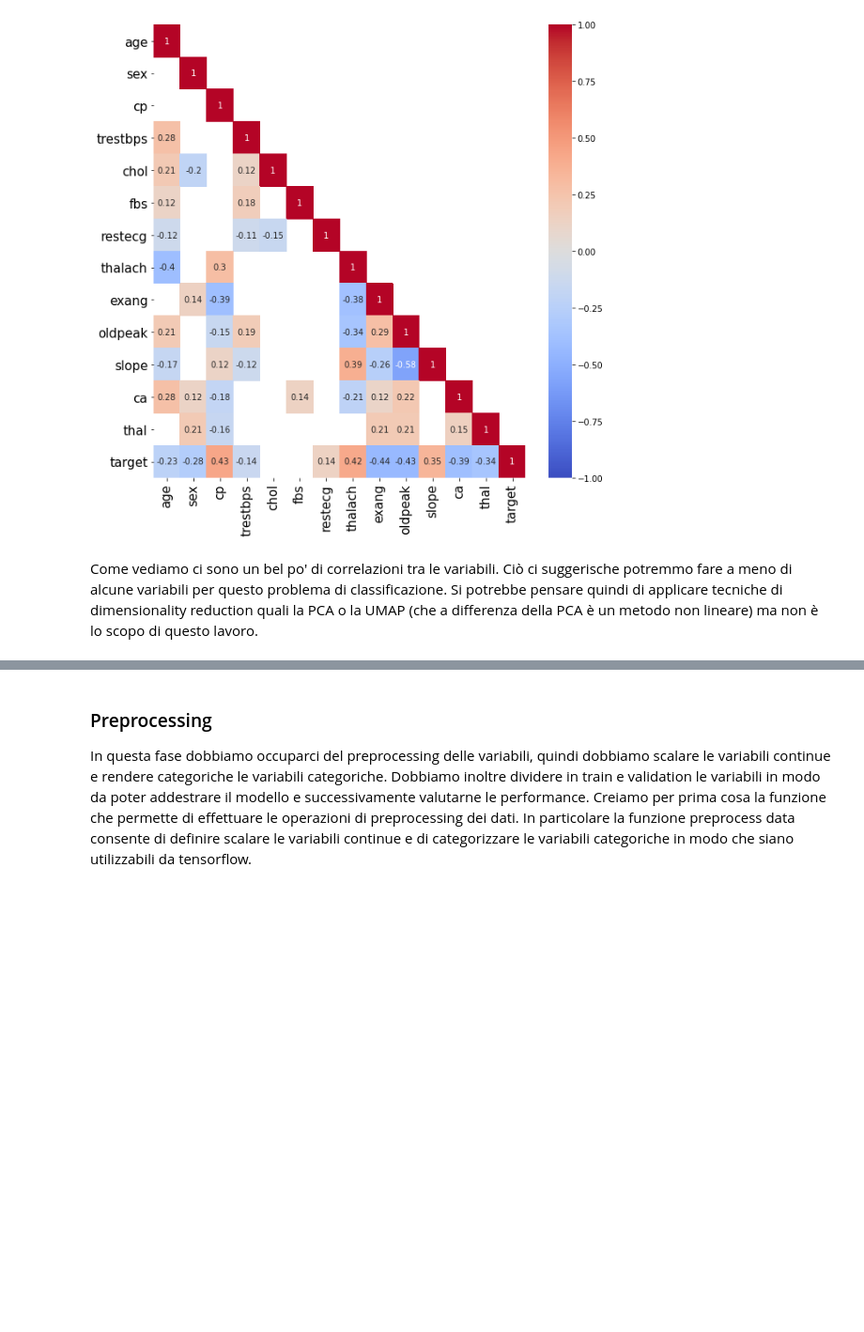
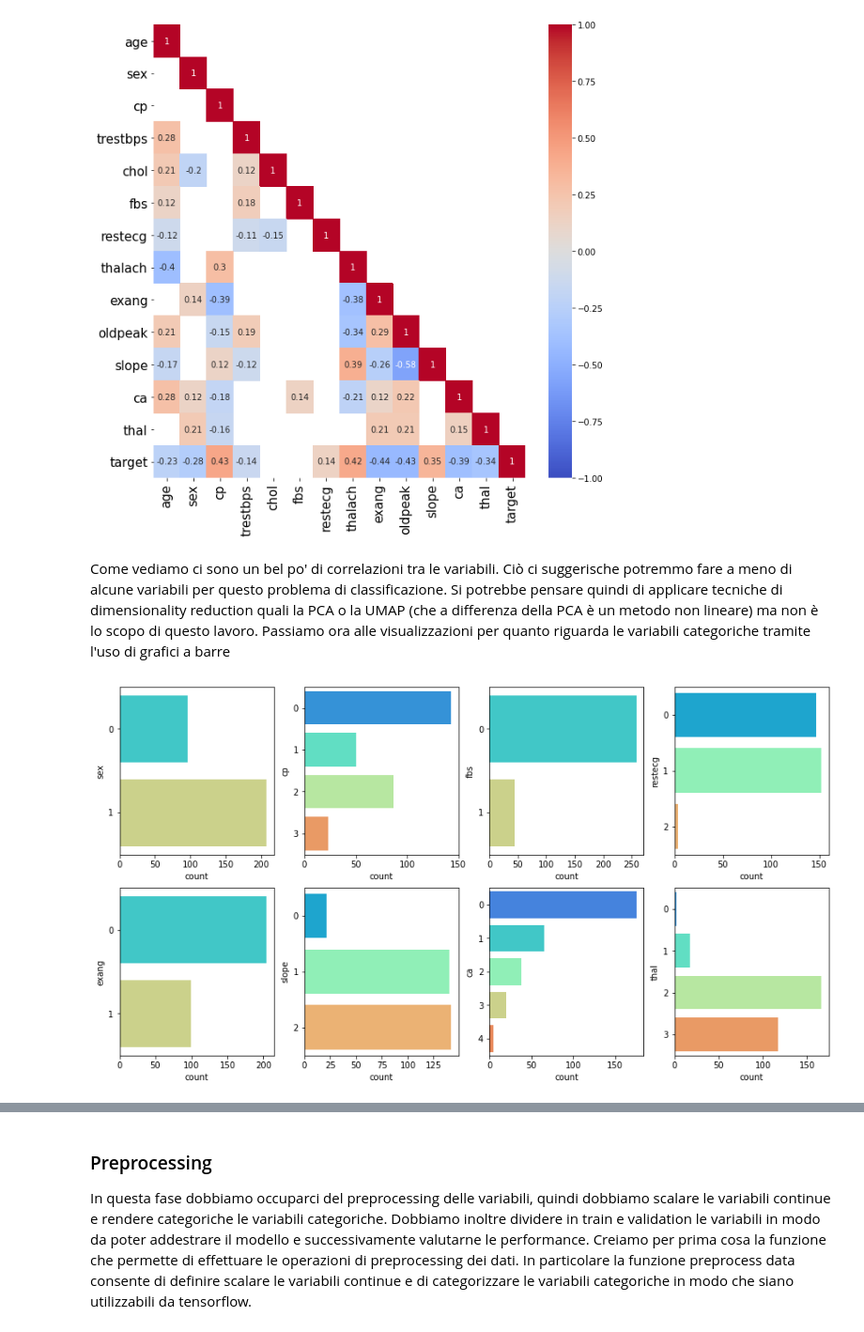
Before and after one commit to Chri1629/environment_physics, a Jupyter notebook: physics/progetto/Esame.ipynb, the cells around one changed output, grey strips where cells are left out. Shown at 94% size. Drawn from its saved outputs; the diff is of its cells as text; code cells hidden in the pictures; blank space fills up the shorter version.

```diff
--- a/physics/progetto/Esame.ipynb
+++ b/physics/progetto/Esame.ipynb
@@ -519,4 +522,14 @@ plot_cor_matrix(corr,mask)
 # %% [output]
 [figure]
 # %% [markdown]
-Come vediamo ci sono un bel po' di correlazioni tra le variabili. Ciò ci suggerische potremmo fare a meno di alcune variabili per questo problema di classificazione. Si potrebbe pensare quindi di applicare tecniche di dimensionality reduction quali la PCA o la UMAP (che a differenza della PCA è un metodo non lineare) ma non è lo scopo di questo lavoro.
+Come vediamo ci sono un bel po' di correlazioni tra le variabili. Ciò ci suggerische potremmo fare a meno di alcune variabili per questo problema di classificazione. Si potrebbe pensare quindi di applicare tecniche di dimensionality reduction quali la PCA o la UMAP (che a differenza della PCA è un metodo non lineare) ma non è lo scopo di questo lavoro. Passiamo ora alle visualizzazioni per quanto riguarda le variabili categoriche tramite l'uso di grafici a barre
+# %%
+cat_var = ['sex', 'cp', 'fbs', 'restecg', 'exang', 'slope', 'ca', 'thal']
+
+fig = plt.figure(figsize = (15,8))
+
+for i,colonna in enumerate(cat_var):
+    plt.subplot(2,4,i+1)
+    sns.countplot(y = colonna, data = dati, palette = "rainbow")
+# %% [output]
+[figure, added]
```
Also changed, not shown: parts of 4 cells of this notebook.
